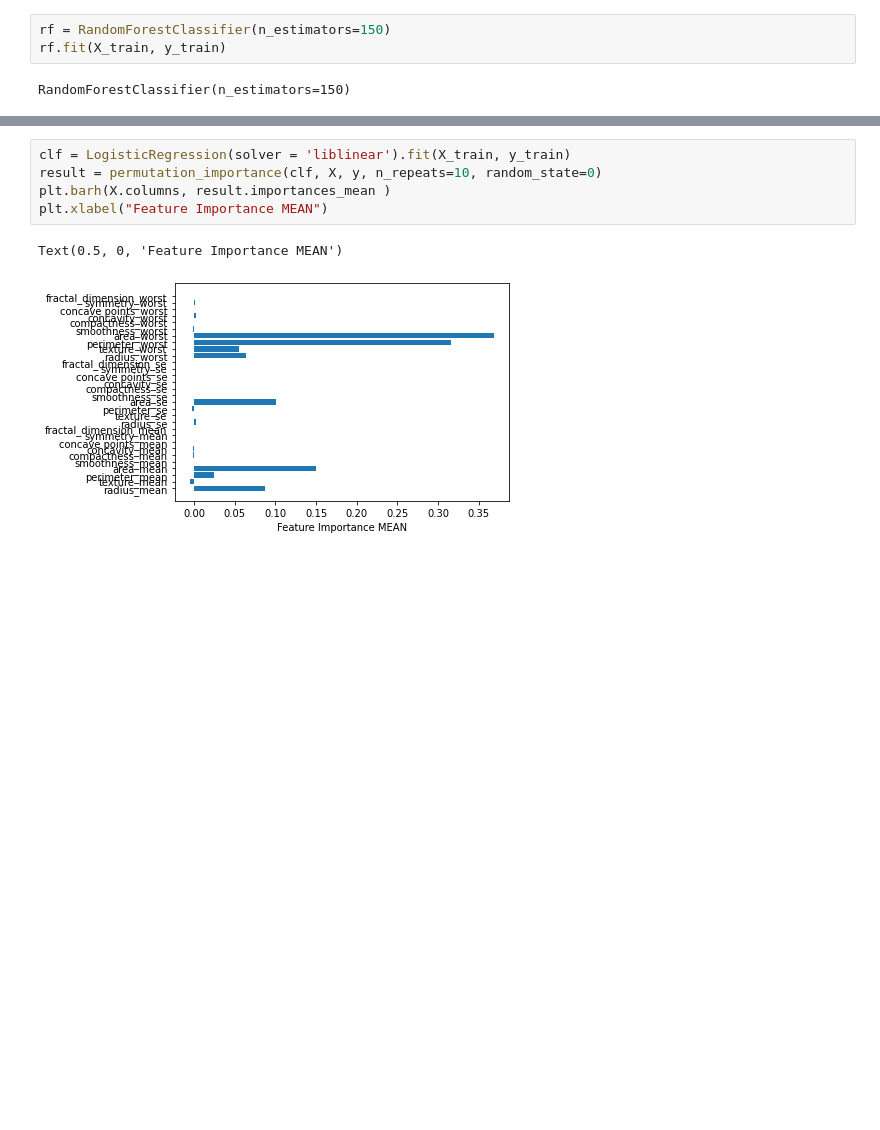
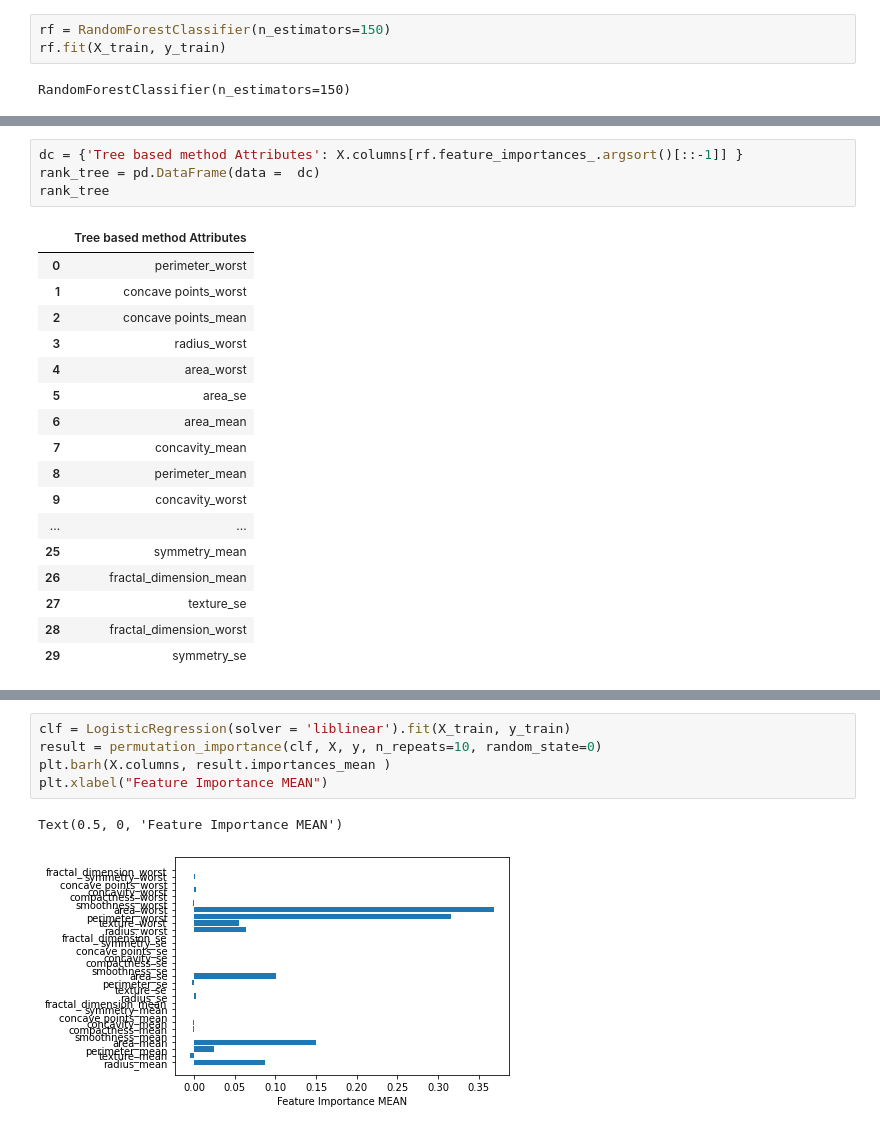
Before and after one commit to Noob919/Feature_selection, a Jupyter notebook: Breast_cancer_wisconsin.ipynb, the cells around one changed output, grey strips where cells are left out. Drawn from its saved outputs; the diff is of its cells as text; blank space fills up the shorter version.

```diff
--- a/Breast_cancer_wisconsin.ipynb
+++ b/Breast_cancer_wisconsin.ipynb
@@ -67,0 +92,22 @@ Text(0.5, 0, 'Feature Importance')
+# %%
+dc = {'Tree based method Attributes': X.columns[rf.feature_importances_.argsort()[::-1]] }
+rank_tree = pd.DataFrame(data =  dc)
+rank_tree
+# %% [output]
+|  | Tree based method Attributes |
+| 0 | perimeter_worst |
+| 1 | concave points_worst |
+| 2 | concave points_mean |
+| 3 | radius_worst |
+| 4 | area_worst |
+| 5 | area_se |
+| 6 | area_mean |
+| 7 | concavity_mean |
+| 8 | perimeter_mean |
+| 9 | concavity_worst |
+| ... | ... |
+| 25 | symmetry_mean |
+| 26 | fractal_dimension_mean |
+| 27 | texture_se |
+| 28 | fractal_dimension_worst |
+| 29 | symmetry_se |
```
Also changed, not shown: parts of 28 cells of this notebook.
